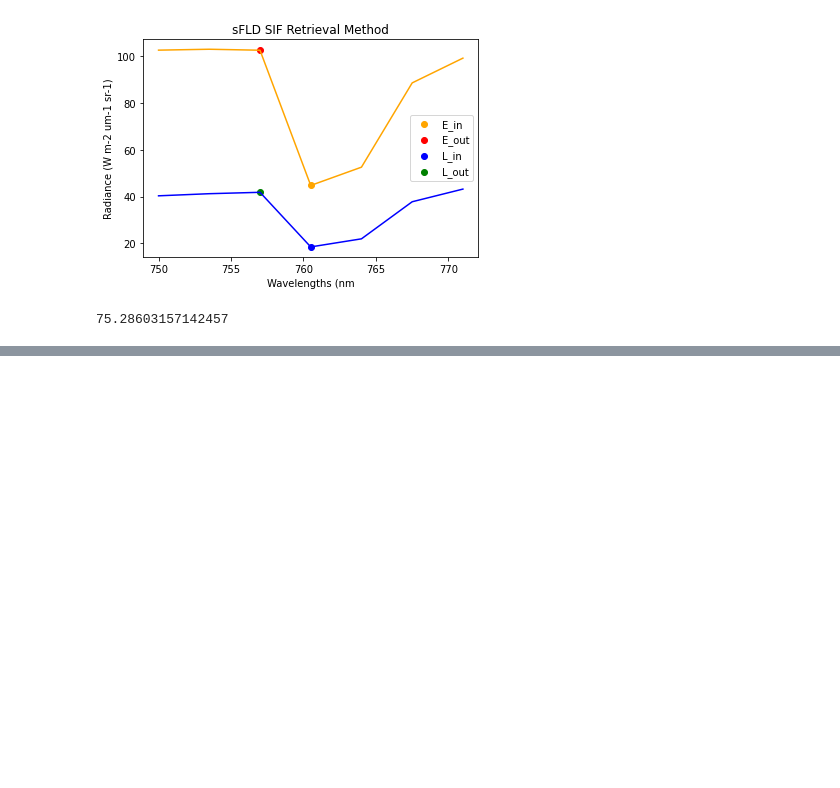
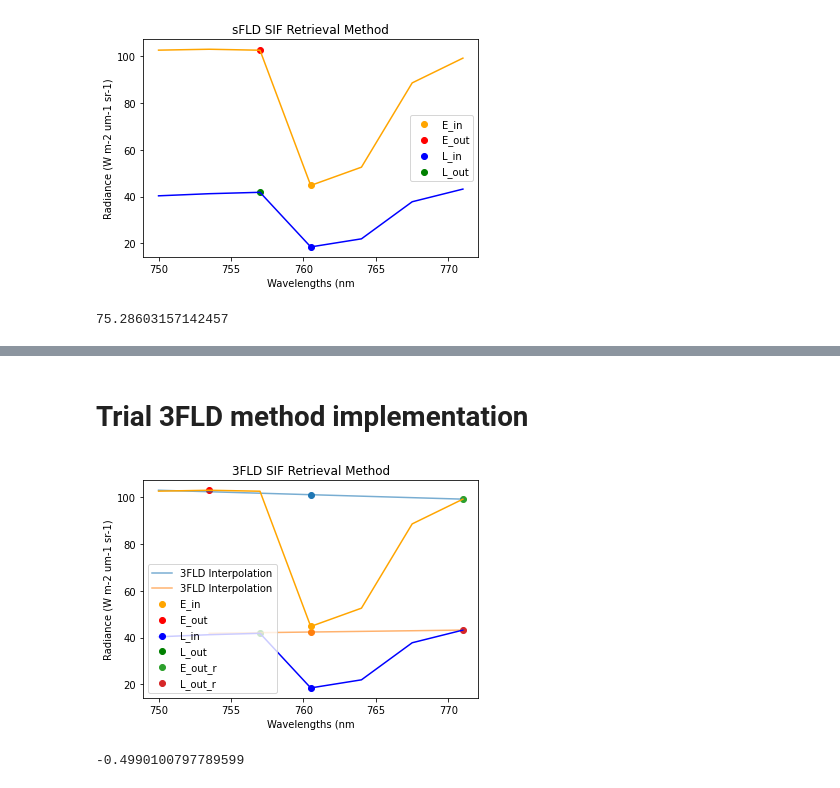
Before and after one commit to JamesWallace99/SIF_MISCADA_PROJECT, a Jupyter notebook: SCOPE_simulations/sFLD_analysis.ipynb, the cells around one changed output, grey strips where cells are left out. Drawn from its saved outputs; the diff is of its cells as text; code cells hidden in the pictures; blank space fills up the shorter version.

Commit message:
Initial implementation of 3FLD method
adapting the sFLD function to perform and plot 3FLD method

```diff
--- a/SCOPE_simulations/sFLD_analysis.ipynb
+++ b/SCOPE_simulations/sFLD_analysis.ipynb
@@ -168,0 +175,2 @@ np.mean(percentage_errors4)
+# %% [markdown]
+# Trial 3FLD method implementation
@@ -168,0 +334,5 @@ np.mean(percentage_errors4)
+# %%
+three_FLD(e_resampled[i], l_resampled[i], re_wave, plot = True)
+# %% [output]
+[figure, added]
+-0.4990100797789599
```
Also changed, not shown: parts of 4 cells of this notebook.
